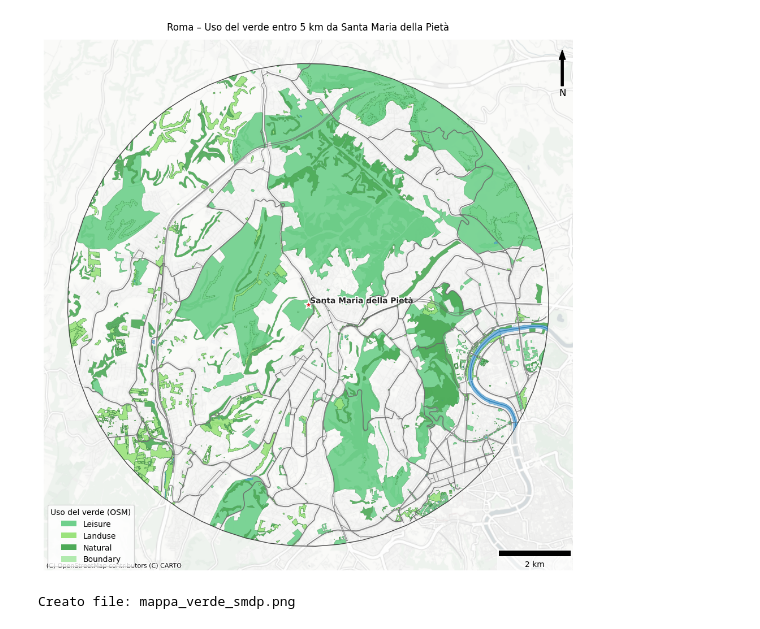
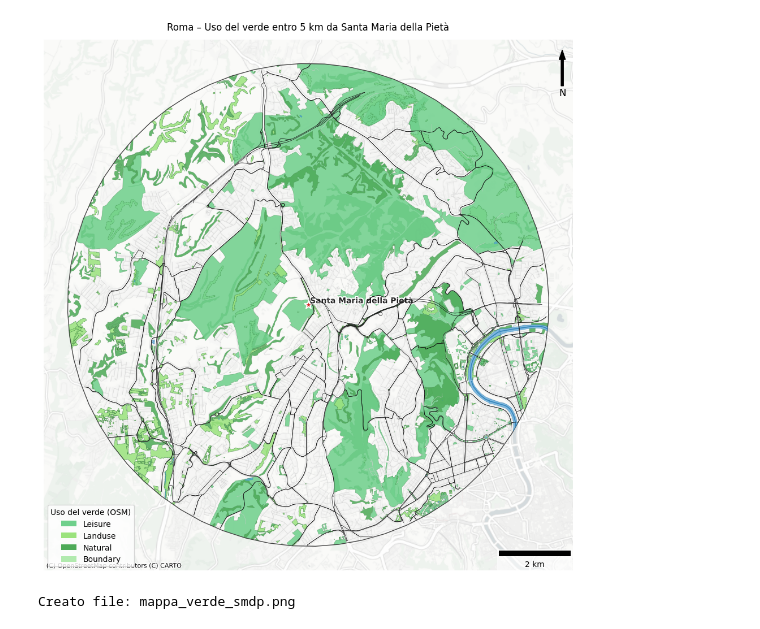
Before and after one commit to CaliShasa/GeneralProjects, a Jupyter notebook: SMDP/smdp.ipynb, the cells around one changed output. Cells and saved outputs as stored; diff of their text form; code cells hidden in the pictures.

```diff
--- a/SMDP/smdp.ipynb
+++ b/SMDP/smdp.ipynb
@@ -161,102 +185,97 @@ palette = {
 def top_key(cat): return cat.split(":")[0] if isinstance(cat, str) and ":" in cat else "other"
 colors = gdf3857["category"].apply(lambda c: palette.get(top_key(c), palette["other"]))
 # %%
+import matplotlib.patheffects as pe
+
 fig, ax = plt.subplots(figsize=(10,10))
+
+# --- AOI e verde ---
 aoi3857.boundary.plot(ax=ax, color="#444444", linewidth=1.0)
-gdf3857.plot(ax=ax, color=colors, edgecolor="#4F8F59", linewidth=0.3, alpha=0.9)
+gdf3857.plot(ax=ax, color=colors, edgecolor="#4F8F59", linewidth=0.3, alpha=0.85)
 
-# --- ACQUE: poligoni (zone acquatiche) ---
+# --- Basemap (PRIMA delle strade!) ---
+if PARAMS["use_basemap"] and HAS_CTX:
+    try:
+        ctx.add_basemap(ax, crs=gdf3857.crs, source=ctx.providers.CartoDB.PositronNoLabels)
+    except Exception:
+        pass
+
+# --- ACQUE ---
 if not water_poly3857.empty:
     water_poly3857.plot(
         ax=ax, facecolor=WATER_FILL, edgecolor=WATER_EDGE,
         linewidth=0.6, alpha=0.6, zorder=6
     )
-
-# --- ACQUE: linee (fiumi, canali) ---
 if not water_line3857.empty:
     water_line3857.plot(
         ax=ax, color=WATER_LINE, linewidth=1.2, alpha=0.9, zorder=7
     )
 
-# === Marker per Santa Maria della Pietà ===
-import matplotlib.patheffects as pe
-from shapely.geometry import Point
-
-# Punto di riferimento
-lat, lon = PARAMS["center_latlon"]
-point_wgs84 = gpd.GeoDataFrame(geometry=[Point(lon, lat)], crs=4326)
-point_3857 = point_wgs84.to_crs(3857)
-
-# Disegna marker rosso con bordo bianco
+# --- Marker Santa Maria della Pietà ---
+point_3857 = gpd.GeoDataFrame(geometry=[Point(lon, lat)], crs=4326).to_crs(3857)
 ax.scatter(
     point_3857.geometry.x,
     point_3857.geometry.y,
-    s=120, marker='*', color='#d62828', edgecolor='white', linewidth=1.5, zorder=5
+    s=120, marker='*', color='#d62828', edgecolor='white', linewidth=1.5, zorder=25
 )
-
-# Etichetta elegante accanto
 for x, y in zip(point_3857.geometry.x, point_3857.geometry.y):
     ax.text(
         x + 50, y + 50, "Santa Maria della Pietà",
         fontsize=10, fontweight='bold', color='#222222',
         path_effects=[pe.withStroke(linewidth=3, foreground="white")],
-        zorder=6
+        zorder=26
     )
 
-# --- STRADE PRINCIPALI (sottili, leggere) ---
-if SHOW_ROADS and not edges_major3857.empty:
-    edges_major3857.plot(
-        ax=ax, linewidth=1.0, alpha=0.7, color="#6b6b6b", zorder=7
-    )
+# --- STRADE: principali e minori ---
+if SHOW_ROADS:
+    top_z = 30
+    if not edges_minor3857.empty:
+        edges_minor3857.plot(
+            ax=ax, linewidth=0.35, alpha=0.55,
+            color="#d0d0d0", zorder=top_z
+        )
+    if not edges_major3857.empty:
+        edges_major3857.plot(
+            ax=ax, linewidth=0.55, alpha=0.95,
+            color="#111111", zorder=top_z + 1
+        )
 
-# --- LANDUSE: contorni tratteggiati molto leggeri ---
+# --- LANDUSE ---
 if SHOW_LANDUSE_OUTLINES and not landuse3857.empty:
     landuse3857.boundary.plot(
-        ax=ax, linewidth=0.6, linestyle="--", alpha=0.5, color="#2e7d32", zorder=6
+        ax=ax, linewidth=0.6, linestyle="--", alpha=0.4, color="#2e7d32", zorder=8
     )
-
-# --- LANDUSE: centroidi (alternativa super-leggera) ---
 if SHOW_LANDUSE_CENTROIDS and not landuse_centroids3857.empty:
     ax.scatter(
         landuse_centroids3857.geometry.x, landuse_centroids3857.geometry.y,
         s=8, marker='o', color="#2e7d32", alpha=0.6, zorder=6
     )
 
-
-if PARAMS["use_basemap"] and HAS_CTX:
-    try:
-        ctx.add_basemap(ax, crs=gdf3857.crs, source=ctx.providers.CartoDB.PositronNoLabels)
-    except Exception:
-        pass
-
+# --- Legenda categorie "verde" ---
 from matplotlib.patches import Patch
 handles = [Patch(facecolor=palette[k], edgecolor="none", label=k.capitalize())
-           for k in ["leisure","landuse","natural","boundary"]]
+           for k in ["leisure", "landuse", "natural", "boundary"]]
 ax.legend(handles=handles, loc="lower left", title="Uso del verde (OSM)")
 
+# --- Titolo, scalebar e freccia nord ---
 ax.set_axis_off()
 ax.set_title("Roma – Uso del verde entro 5 km da Santa Maria della Pietà", pad=12)
 
 import matplotlib_scalebar.scalebar as sb
-from matplotlib.patches import FancyArrow
-
-# Barra scala
 scalebar = sb.ScaleBar(1, units="m", dimension="si-length", location="lower right", box_alpha=0.6)
 ax.add_artist(scalebar)
 
-# Freccia nord (semplice)
 x, y, arrow_length = 0.98, 0.98, 0.08
 ax.annotate('N', xy=(x, y), xytext=(x, y - arrow_length),
             arrowprops=dict(facecolor='black', width=3, headwidth=8),
             ha='center', va='center', fontsize=12,
             xycoords=ax.transAxes)
 
-
 plt.tight_layout()
 plt.savefig("mappa_verde_smdp.png", dpi=200, bbox_inches="tight")
 plt.show()
 
 print("Creato file: mappa_verde_smdp.png")
 # %% [output]
-[figure, old version]
+[figure, new version]
 Creato file: mappa_verde_smdp.png
```
Also changed, not shown: parts of 3 cells of this notebook.
